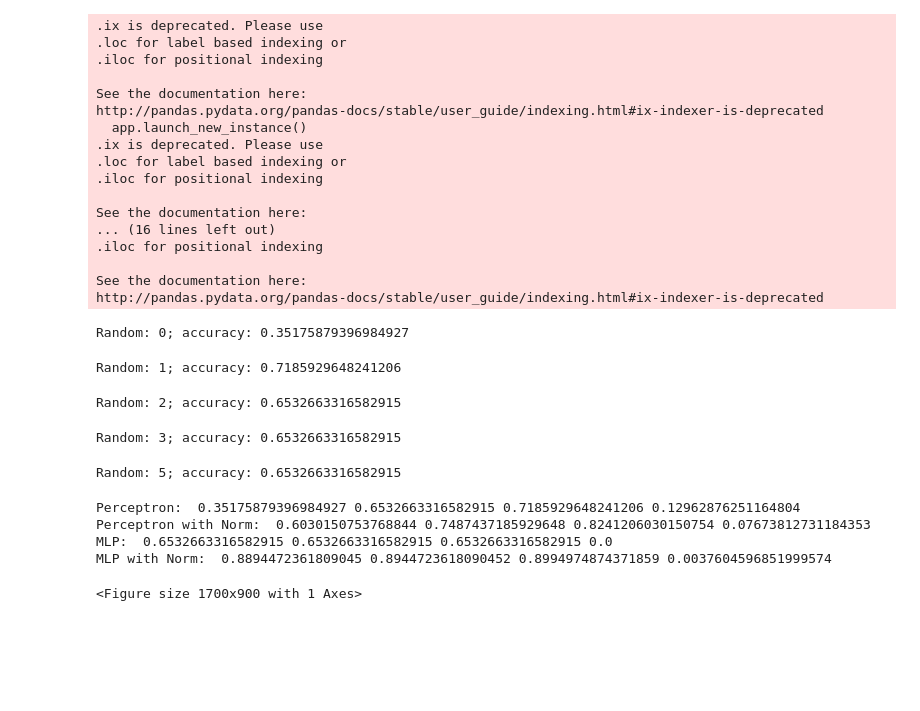
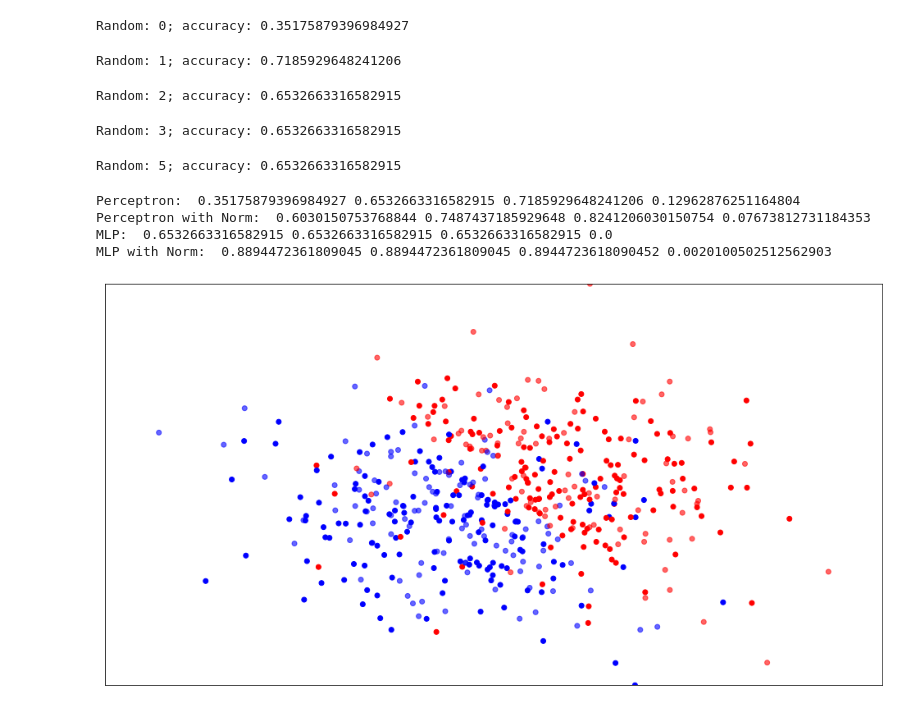
Before and after one commit to ulstu/ml, a Jupyter notebook: ml_course_en/lecture08. Neural networks/examples/Untitled.ipynb, the cells around one changed output. Cells and saved outputs as stored; diff of their text form; code cells hidden in the pictures; blank space fills up the shorter version.

```diff
--- a/ml_course_en/lecture08. Neural networks/examples/Untitled.ipynb
+++ b/ml_course_en/lecture08. Neural networks/examples/Untitled.ipynb
@@ -14,12 +14,12 @@ def median(lst):
 
 
 data_train = pandas.read_csv('perceptron-train.csv')
-X_train = data_train.ix[:, 1:3].values
-y_train = data_train.ix[:, 0].values
+X_train = data_train.iloc[:, 1:3].values
+y_train = data_train.iloc[:, 0].values
 
 data_test = pandas.read_csv('perceptron-test.csv')
-X_test = data_test.ix[:, 1:3].values
-y_test = data_test.ix[:, 0].values
+X_test = data_test.iloc[:, 1:3].values
+y_test = data_test.iloc[:, 0].values
 
 
 rs = np.linspace(0,5,num=5)
@@ -56,60 +56,43 @@ for i in rs:
     # print "MLP: ",  acc
     acc_mlp.append(acc)
 
-    mlp = MLPClassifier(random_state=i, solver="sgd", activation="tanh", alpha=0.01, hidden_layer_sizes=(230, 230, 230), max_iter=2000, tol=0.00000001)
+    mlp = MLPClassifier(random_state=i, solver="sgd", activation="tanh", alpha=0.01, hidden_layer_sizes=(1230, 1230, 1230), max_iter=2000, tol=0.00000001)
     mlp.fit(X_train_scaled, y_train)
     predictions = mlp.predict(X_test_scaled)
     acc = accuracy_score(y_test, predictions)
     # print "MLP: ",  acc
     acc_mlpn.append(acc)
 
 print("Perceptron: ", min(acc_p), median(acc_p), max(acc_p), np.std(acc_p))
 print("Perceptron with Norm: ", min(acc_pn), median(acc_pn), max(acc_pn), np.std(acc_pn))
 print("MLP: ", min(acc_mlp), median(acc_mlp), max(acc_mlp), np.std(acc_mlp))
 print("MLP with Norm: ", min(acc_mlpn), median(acc_mlpn), max(acc_mlpn), np.std(acc_mlpn))
 
 X = np.concatenate((X_train, X_test), axis=0)
 x_min, x_max = X[:, 0].min() - .5, X[:, 0].max() + .5
 y_min, y_max = X[:, 1].min() - .5, X[:, 1].max() + .5
 
 figure = plt.figure(figsize=(17, 9))
 cm = plt.cm.RdBu
 cm_bright = mpl.colors.ListedColormap(['#FF0000', '#0000FF'])
 ax = plt.subplot(1, 1, 1)
 # Plot the training points
 ax.scatter(X_train[:, 0], X_train[:, 1], c=y_train, cmap=cm_bright)
 # and testing points
 ax.scatter(X_test[:, 0], X_test[:, 1], c=y_test, cmap=cm_bright, alpha=0.6)
 ax.set_xlim(x_min, x_max)
 ax.set_ylim(y_min, y_max)
 ax.set_xticks(())
 ax.set_yticks(())
 plt.show()
 # %% [output]
-.ix is deprecated. Please use
-.loc for label based indexing or
-.iloc for positional indexing
-
-See the documentation here:
-http://pandas.pydata.org/pandas-docs/stable/user_guide/indexing.html#ix-indexer-is-deprecated
-  app.launch_new_instance()
-.ix is deprecated. Please use
-.loc for label based indexing or
-.iloc for positional indexing
-
-See the documentation here:
-... (16 lines left out)
-.iloc for positional indexing
-
-See the documentation here:
-http://pandas.pydata.org/pandas-docs/stable/user_guide/indexing.html#ix-indexer-is-deprecated
+Random: 0; accuracy: 0.35175879396984927
-Random: 0; accuracy: 0.35175879396984927
+Random: 1; accuracy: 0.7185929648241206
-Random: 1; accuracy: 0.7185929648241206
+Random: 2; accuracy: 0.6532663316582915
-Random: 2; accuracy: 0.6532663316582915
+Random: 3; accuracy: 0.6532663316582915
-Random: 3; accuracy: 0.6532663316582915
+Random: 5; accuracy: 0.6532663316582915
-Random: 5; accuracy: 0.6532663316582915
+Perceptron:  0.35175879396984927 0.6532663316582915 0.7185929648241206 0.12962876251164804
+Perceptron with Norm:  0.6030150753768844 0.7487437185929648 0.8241206030150754 0.07673812731184353
+MLP:  0.6532663316582915 0.6532663316582915 0.6532663316582915 0.0
+MLP with Norm:  0.8894472361809045 0.8894472361809045 0.8944723618090452 0.0020100502512562903
-Perceptron:  0.35175879396984927 0.6532663316582915 0.7185929648241206 0.12962876251164804
-Perceptron with Norm:  0.6030150753768844 0.7487437185929648 0.8241206030150754 0.07673812731184353
-MLP:  0.6532663316582915 0.6532663316582915 0.6532663316582915 0.0
-MLP with Norm:  0.8894472361809045 0.8944723618090452 0.8994974874371859 0.0037604596851999574
-<Figure size 1700x900 with 1 Axes>
+[figure, added]
```
Also changed, not shown: 13 other files.
